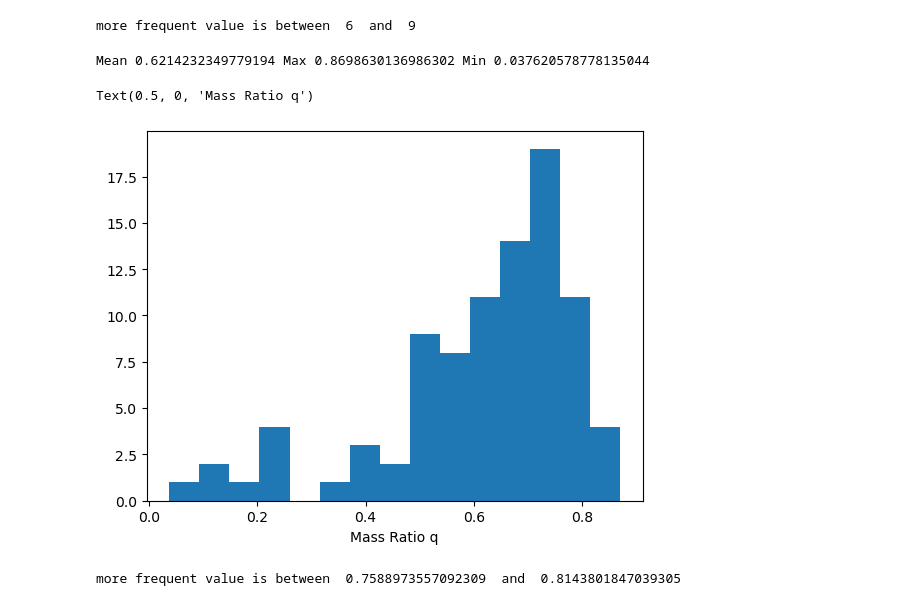
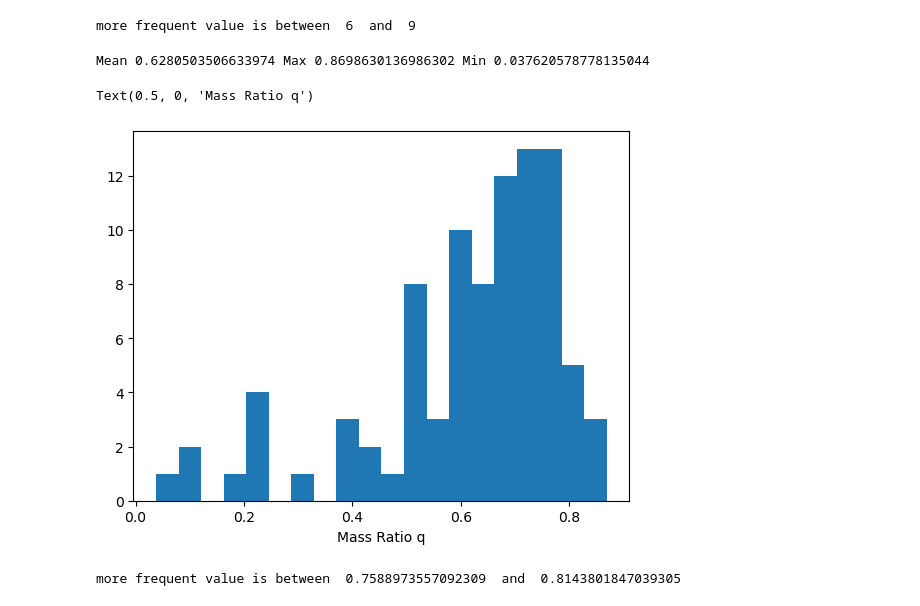
Before and after one commit to Sareva00/LIGO-project, a Jupyter notebook: properties.ipynb, the cells around one changed output. Drawn from its saved outputs; the diff is of its cells as text; code cells hidden in the pictures.

```diff
--- a/properties.ipynb
+++ b/properties.ipynb
@@ -114,21 +114,21 @@ print("more frequent value is between ", bins[maxindex], " and ", bins[maxindex+
 # %% [output]
 more frequent value is between  6  and  9
 # %%
-counts, bins = np.histogram(q, bins=15)
+counts, bins = np.histogram(q, bins=20)
 plt.stairs(counts, bins, fill = True)
 bins= np.delete(bins, 10)
 
 
 mean = np.average(bins, weights= counts)
 max = np.max(q)
 min = np.min (q)
 
 print("Mean" , mean, "Max", max, "Min",min)
 plt.xlabel("Mass Ratio q")
 # %% [output]
-Mean 0.6214232349779194 Max 0.8698630136986302 Min 0.037620578778135044
+Mean 0.6280503506633974 Max 0.8698630136986302 Min 0.037620578778135044
 Text(0.5, 0, 'Mass Ratio q')
-[figure, old version]
+[figure, new version]
 # %%
 maxindex= np.argmax(counts)
 print("more frequent value is between ", bins[maxindex], " and ", bins[maxindex+1] )
```
Also changed, not shown: parts of 7 cells of this notebook, 2 other files.
